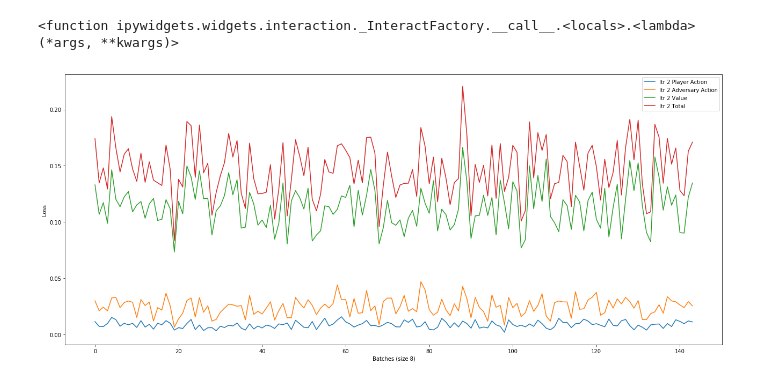
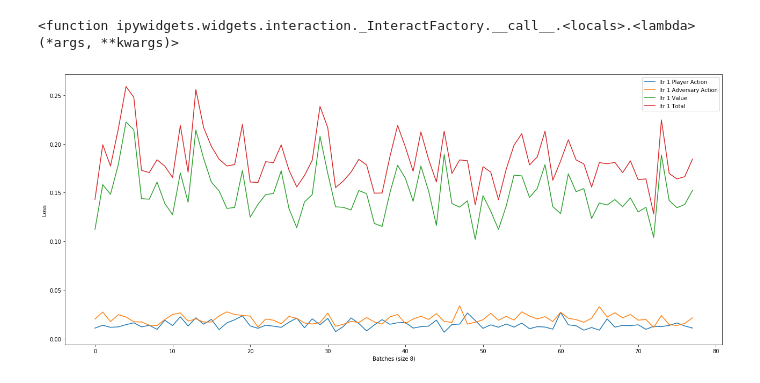
Before and after one commit to alexdarch/Project, a Jupyter notebook: ResultsAndTesting/AdversaryResultsVisualisation.ipynb, the cells around one changed output. Drawn from its saved outputs; the diff is of its cells as text; code cells hidden in the pictures.

```diff
--- a/ResultsAndTesting/AdversaryResultsVisualisation.ipynb
+++ b/ResultsAndTesting/AdversaryResultsVisualisation.ipynb
@@ -71,6 +330,6 @@ interact(v.vs_state_3d, angle=(0, 180, 5),
 interactive(children=(IntSlider(value=45, description='angle', max=180, step=5), IntSlider(value=0, descriptio…
 <function ipywidgets.widgets.interaction._InteractFactory.__call__.<locals>.<lambda>(*args, **kwargs)>
 # %%
-v.plot_nnet_lossesvsbatch(iters=[2])
+v.plot_nnet_lossesvsbatch(iters=[1])
 # %% [output]
-[figure, old version]
+[figure, new version]
```
Also changed, not shown: parts of 11 cells of this notebook, 9 other files.
